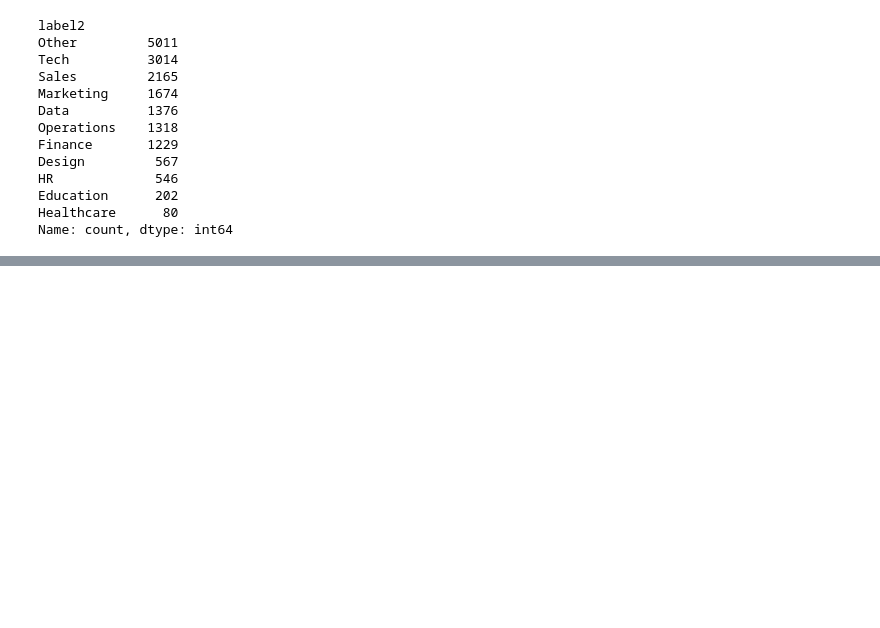
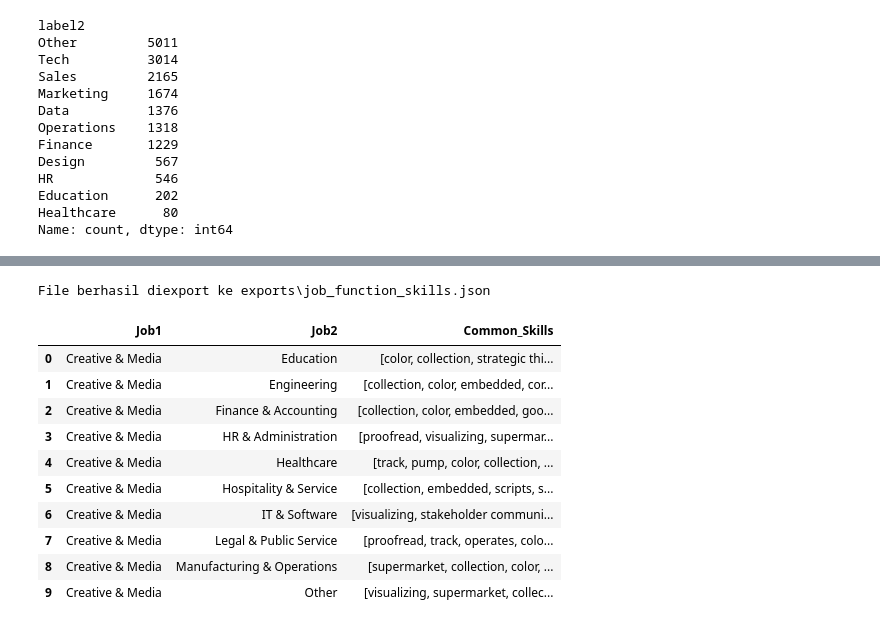
Before and after one commit to muhanangmahrub/Career-Path-Navigator, a Jupyter notebook: notebooks/akbar/modeling.ipynb, the cells around one changed output, grey strips where cells are left out. Saved outputs shown, nothing was run; the diff lists cells and outputs as text; code cells hidden in the pictures; blank space fills up the shorter version.

```diff
--- a/notebooks/akbar/modeling.ipynb
+++ b/notebooks/akbar/modeling.ipynb
@@ -497,0 +538,58 @@ Name: count, dtype: int64
+# %%
+import os
+import json
+
+# Pastikan folder 'export' ada
+os.makedirs("exports", exist_ok=True)
+
+# Path lengkap file JSON
+file_path = os.path.join("exports", "job_function_skills.json")
+
+job_skill_dict = dict(zip(df_model_grouped['job_function_group'], df_model_grouped['skills']))
+
+# Export ke JSON
+
+# with open(file_path, "w", encoding="utf-8") as f:
+#       json.dump(job_skill_dict, f, ensure_ascii=False, indent=4)
+
+print(f"File berhasil diexport ke {file_path}")
+# %% [output]
+File berhasil diexport ke exports\job_function_skills.json
+# %%
+import json
+from itertools import combinations
+
+# 1️⃣ Baca JSON
+with open("exports/job_function_skills.json", "r", encoding="utf-8") as f:
+    job_skills = json.load(f)
+
+# 2️⃣ Cari skill yang sama antara job_function_group
+# Hasil akan berupa tuple: (job1, job2, skill_yang_sama)
+common_skills = []
+
+for job1, job2 in combinations(job_skills.keys(), 2):
+    # intersection antara 2 list skill
+    shared = set(job_skills[job1]) & set(job_skills[job2])
+    if shared:
+        common_skills.append((job1, job2, list(shared)))
+
+# 3️⃣ Tampilkan hasil
+# for job1, job2, skills in common_skills:
+#       print(f"{job1} <> {job2} -> Common Skills ({len(skills)}): {skills[:5]} ...")
+
+
+# 4️⃣ Tampilkan DataFrame
+df_common = pd.DataFrame(common_skills, columns=["Job1", "Job2", "Common_Skills"])
+df_common.head(10)
+# %% [output]
+|  | Job1 | Job2 | Common_Skills |
+| 0 | Creative & Media | Education | [color, collection, strategic thi... |
+| 1 | Creative & Media | Engineering | [collection, color, embedded, cor... |
+| 2 | Creative & Media | Finance & Accounting | [collection, color, embedded, goo... |
+| 3 | Creative & Media | HR & Administration | [proofread, visualizing, supermar... |
+| 4 | Creative & Media | Healthcare | [track, pump, color, collection, ... |
+| 5 | Creative & Media | Hospitality & Service | [collection, embedded, scripts, s... |
+| 6 | Creative & Media | IT & Software | [visualizing, stakeholder communi... |
+| 7 | Creative & Media | Legal & Public Service | [proofread, track, operates, colo... |
+| 8 | Creative & Media | Manufacturing & Operations | [supermarket, collection, color, ... |
+| 9 | Creative & Media | Other | [visualizing, supermarket, collec... |
```
Also changed, not shown: parts of 8 cells of this notebook, 2 other files.
